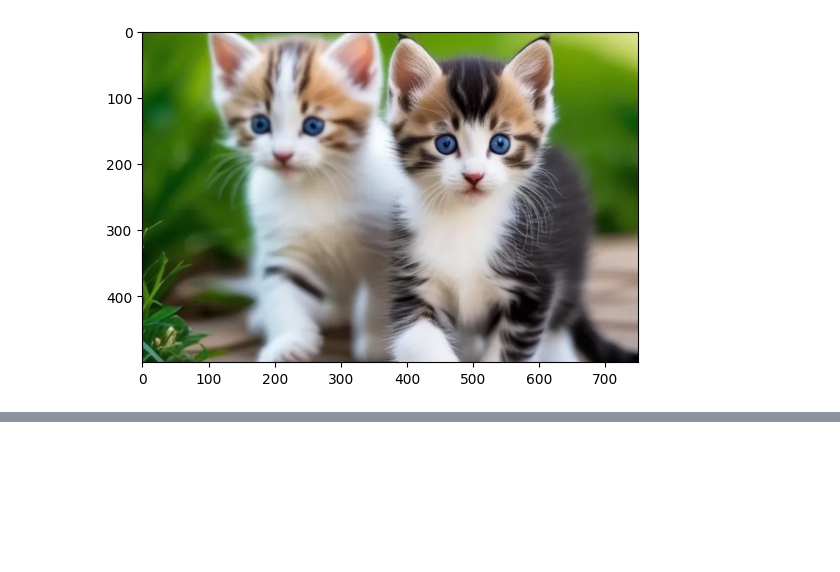
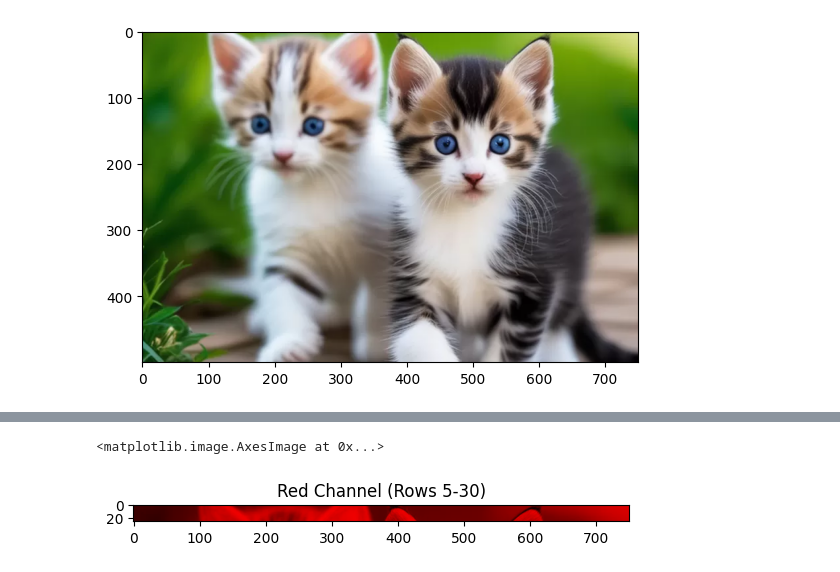
Before and after one commit to langodayyy/pcvk, a Jupyter notebook: pcvk_week2.ipynb, the cells around one changed output, grey strips where cells are left out. Saved outputs shown, nothing was run; the diff lists cells and outputs as text; code cells hidden in the pictures; blank space fills up the shorter version.

```diff
--- a/pcvk_week2.ipynb
+++ b/pcvk_week2.ipynb
@@ -182,0 +192,10 @@ plt.imshow(image_rgb)
+# %%
+#menampilkan image baris ke 5-30, semua kolom channel red saja
+red_channel = image_rgb.copy()
+red_channel[:,:,1:3] = 0 # channel Red (index ke-0)
+cropped_red_channel = red_channel[5:30, :]
+plt.title('Red Channel (Rows 5-30)')
+plt.imshow(cropped_red_channel)
+# %% [output]
+<matplotlib.image.AxesImage at 0x...>
+[figure, added]
```
Also changed, not shown: parts of 10 cells of this notebook.
